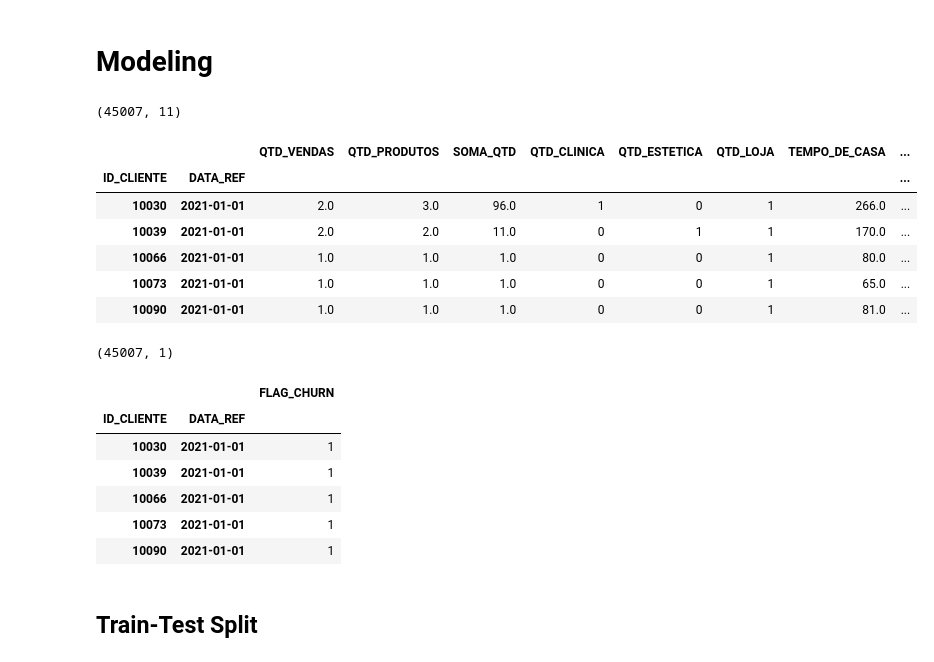
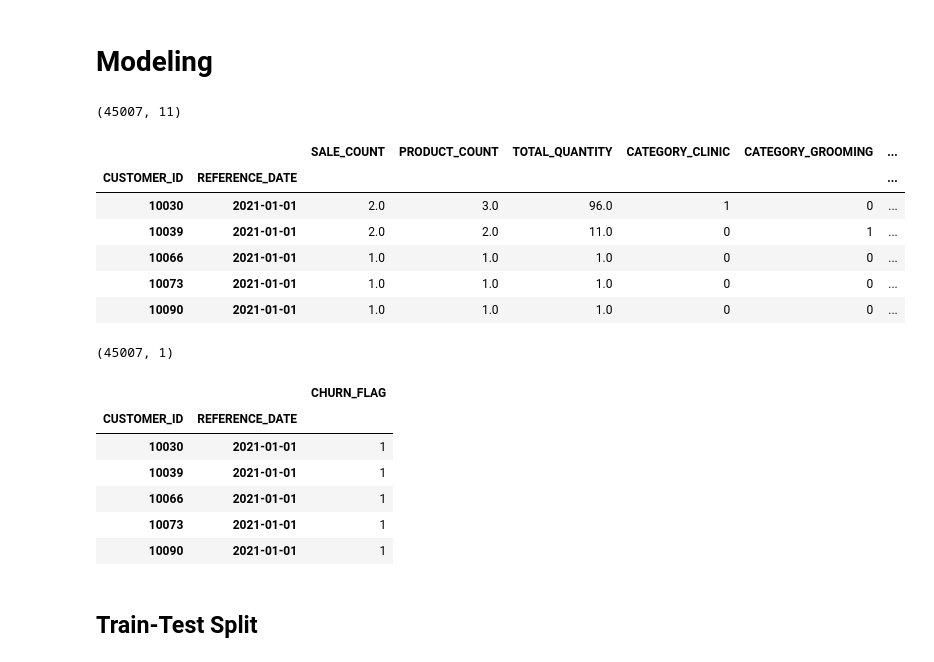
Before and after one commit to Joa1Camargo/online-petshop-data-analysis, a Jupyter notebook: notebooks/03.churn_recommendation.ipynb, the cells around one changed output. Drawn from its saved outputs; the diff is of its cells as text; code cells hidden in the pictures.

```diff
--- a/notebooks/03.churn_recommendation.ipynb
+++ b/notebooks/03.churn_recommendation.ipynb
@@ -488,0 +463,11 @@ Data ref: 2021-07-01 00:00:00
+# %%
+modeling_datasets = []
+
+for reference_month in reference_months:
+
+    modeling_data = build_modeling_dataset(reference_month)
+    modeling_datasets.append(modeling_data)
+
+modeling_data_all = pd.concat(modeling_datasets)
+print(modeling_data_all.shape)
+modeling_data_all.head()
@@ -507,4 +507,4 @@ QTD_ECOMMERCE         62392
 dtype: int64
 # %%
-df_modelo_completa['QTD_ECOMMERCE'] = df_modelo_completa['QTD_ECOMMERCE'].fillna(0).astype(int)
+modeling_data_all['CATEGORY_ECOMMERCE'] = modeling_data_all['CATEGORY_ECOMMERCE'].fillna(0).astype(int)
 # %%
@@ -622,0 +599,3 @@ df_modelo_completa.head()
+# %%
+modeling_data_all = modeling_data_all.set_index(['CUSTOMER_ID', 'REFERENCE_DATE'])
+modeling_data_all.head()
@@ -622,0 +610,4 @@ df_modelo_completa.head()
+# %%
+modeling_data_all = modeling_data_all[modeling_data_all['RECENCY_DAYS'] >= 60]
+print(modeling_data_all.shape)
+modeling_data_all.head()
@@ -623,26 +623,26 @@ df_modelo_completa.head()
 # %% [markdown]
 # Modeling
 # %%
-X = df_modelo_completa.drop(['FLAG_CHURN', 'FLAG_CHURN_MES'], axis=1)
+X = modeling_data_all.drop(['CHURN_FLAG', 'MONTHLY_CHURN_FLAG'], axis=1)
 print(X.shape)
 X.head()
 # %% [output]
 (45007, 11)
-|  |  | QTD_VENDAS | QTD_PRODUTOS | SOMA_QTD | QTD_CLINICA | QTD_ESTETICA | QTD_LOJA | TEMPO_DE_CASA | ... |
-| ID_CLIENTE | DATA_REF |  |  |  |  |  |  |  | ... |
-| 10030 | 2021-01-01 | 2.0 | 3.0 | 96.0 | 1 | 0 | 1 | 266.0 | ... |
-| 10039 | 2021-01-01 | 2.0 | 2.0 | 11.0 | 0 | 1 | 1 | 170.0 | ... |
-| 10066 | 2021-01-01 | 1.0 | 1.0 | 1.0 | 0 | 0 | 1 | 80.0 | ... |
-| 10073 | 2021-01-01 | 1.0 | 1.0 | 1.0 | 0 | 0 | 1 | 65.0 | ... |
-| 10090 | 2021-01-01 | 1.0 | 1.0 | 1.0 | 0 | 0 | 1 | 81.0 | ... |
+|  |  | SALE_COUNT | PRODUCT_COUNT | TOTAL_QUANTITY | CATEGORY_CLINIC | CATEGORY_GROOMING | ... |
+| CUSTOMER_ID | REFERENCE_DATE |  |  |  |  |  | ... |
+| 10030 | 2021-01-01 | 2.0 | 3.0 | 96.0 | 1 | 0 | ... |
+| 10039 | 2021-01-01 | 2.0 | 2.0 | 11.0 | 0 | 1 | ... |
+| 10066 | 2021-01-01 | 1.0 | 1.0 | 1.0 | 0 | 0 | ... |
+| 10073 | 2021-01-01 | 1.0 | 1.0 | 1.0 | 0 | 0 | ... |
+| 10090 | 2021-01-01 | 1.0 | 1.0 | 1.0 | 0 | 0 | ... |
 # %%
-y = df_modelo_completa[['FLAG_CHURN']]
+y = modeling_data_all[['CHURN_FLAG']]
 print(y.shape)
 y.head()
 # %% [output]
 (45007, 1)
-|  |  | FLAG_CHURN |
-| ID_CLIENTE | DATA_REF |  |
+|  |  | CHURN_FLAG |
+| CUSTOMER_ID | REFERENCE_DATE |  |
 | 10030 | 2021-01-01 | 1 |
 | 10039 | 2021-01-01 | 1 |
 | 10066 | 2021-01-01 | 1 |
```
Also changed, not shown: parts of 80 cells of this notebook, 1 other file.
